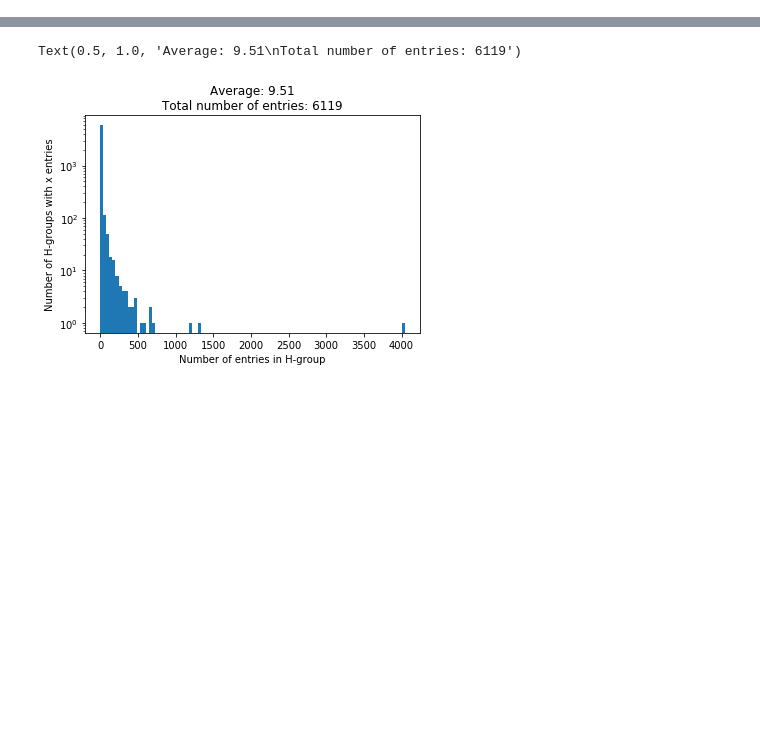
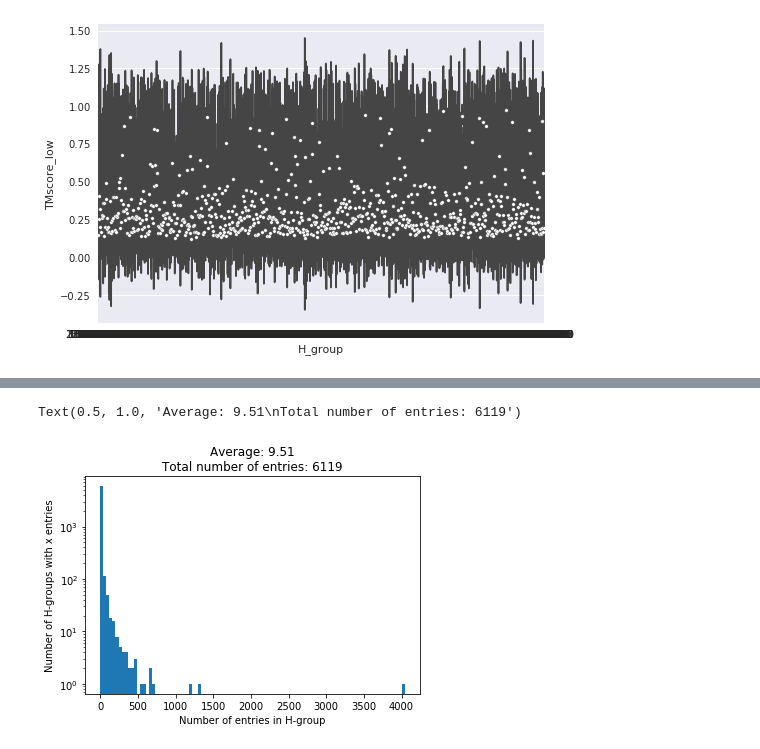
Before and after one commit to patrickbryant1/basic_scilife_scripts, a Jupyter notebook: visual/visual_notebook.ipynb, the cells around one changed output, grey strips where cells are left out. Drawn from its saved outputs; the diff is of its cells as text; code cells hidden in the pictures; blank space fills up the shorter version.

```diff
--- a/visual/visual_notebook.ipynb
+++ b/visual/visual_notebook.ipynb
@@ -73,0 +104,6 @@ plt.show()
+# %%
+below_6 = concatenated_df[concatenated_df['MLAAdist']<6]
+sns.violinplot(x = "H_group", y = "TMscore_low", data = below_6)
+plt.show()
+# %% [output]
+[figure, added]
```
Also changed, not shown: parts of 25 cells of this notebook, 2 other files.
